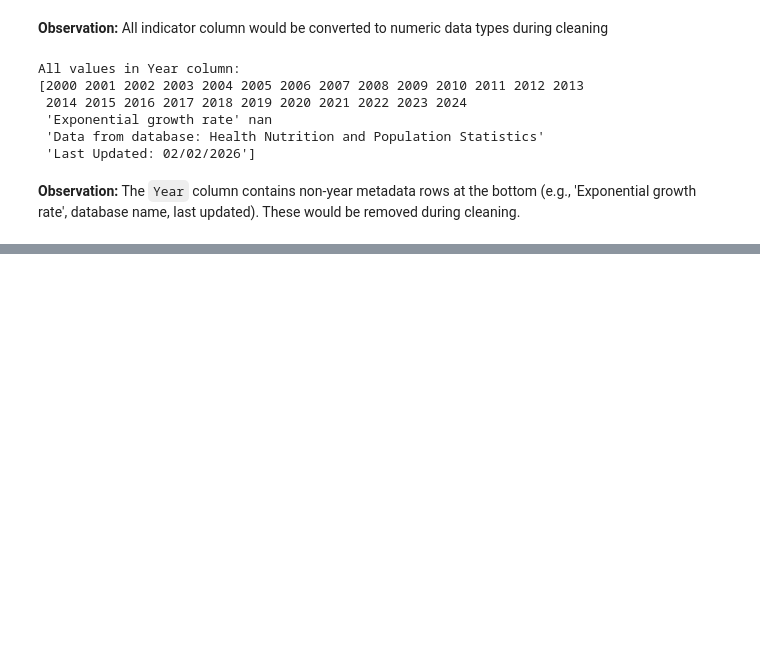
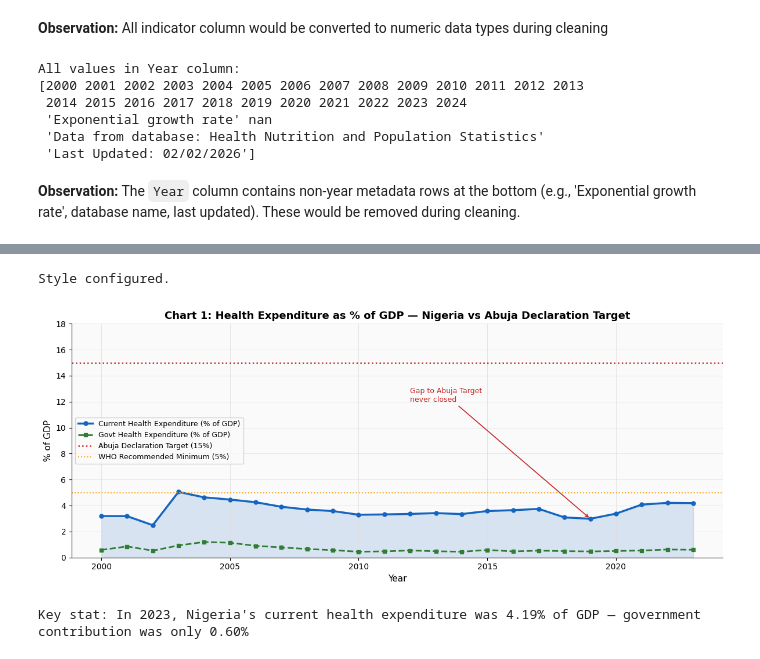
Before and after one commit to Blessing-ozoemena/Nigeria-s-Health-Financing-Crisis, a Jupyter notebook: Nigeria_Health_Financing.ipynb, the cells around one changed output, grey strips where cells are left out. Cells and saved outputs as stored; diff of their text form; code cells hidden in the pictures; blank space fills up the shorter version.

```diff
--- a/Nigeria_Health_Financing.ipynb
+++ b/Nigeria_Health_Financing.ipynb
@@ -130,0 +350,61 @@ All values in Year column:
+# %%
+# ── Colour palette ────────────────────────────────────────────────────────────
+GREEN       = '#2E7D32'
+LIGHT_GREEN = '#81C784'
+RED         = '#C62828'
+AMBER       = '#F9A825'
+BLUE        = '#1565C0'
+LIGHT_BLUE  = '#90CAF9'
+GREY        = '#757575'
+DARK        = '#212121'
+BG          = '#FAFAFA'
+
+plt.rcParams.update({
+    'font.family'       : 'DejaVu Sans',
+    'axes.spines.top'   : False,
+    'axes.spines.right' : False,
+    'axes.facecolor'    : BG,
+    'figure.facecolor'  : 'white',
+    'axes.grid'         : True,
+    'grid.color'        : '#E0E0E0',
+    'grid.linewidth'    : 0.6,
+})
+
+years = df['Year']
+print('Style configured.')
+# %% [output]
+Style configured.
+# %%
+# ── Chart 1: Health Expenditure as % of GDP vs Abuja Target ──────────────────
+fig, ax = plt.subplots(figsize=(12, 5))
+
+ax.fill_between(years, df['curr_health_gdp'], alpha=0.15, color=BLUE)
+ax.plot(years, df['curr_health_gdp'], color=BLUE, lw=2.5, marker='o', ms=5,
+        label='Current Health Expenditure (% of GDP)')
+ax.plot(years, df['govt_health_gdp'], color=GREEN, lw=2, marker='s', ms=5, ls='--',
+        label='Govt Health Expenditure (% of GDP)')
+ax.axhline(15, color=RED, lw=1.8, ls=':', label='Abuja Declaration Target (15%)')
+ax.axhline(5, color=AMBER, lw=1.4, ls=':', label='WHO Recommended Minimum (5%)')
+
+ax.annotate('Gap to Abuja Target\nnever closed',
+            xy=(2019, df.loc[df['Year']==2019, 'curr_health_gdp'].values[0]),
+            xytext=(2012, 12), fontsize=9, color=RED,
+            arrowprops=dict(arrowstyle='->', color=RED, lw=1.2))
+
+ax.set_title('Chart 1: Health Expenditure as % of GDP — Nigeria vs Abuja Declaration Target',
+             fontsize=13, fontweight='bold')
+ax.set_ylabel('% of GDP', fontsize=11)
+ax.set_xlabel('Year', fontsize=11)
+ax.set_ylim(0, 18)
+ax.legend(fontsize=9)
+
+plt.tight_layout()
+plt.show()
+
+print(f"\nKey stat: In 2023, Nigeria's current health expenditure was "
+      f"{df.loc[df['Year']==2023, 'curr_health_gdp'].values[0]:.2f}% of GDP — "
+      f"government contribution was only "
+      f"{df.loc[df['Year']==2023, 'govt_health_gdp'].values[0]:.2f}%")
+# %% [output]
+[figure, added]
+Key stat: In 2023, Nigeria's current health expenditure was 4.19% of GDP — government contribution was only 0.60%
```
Also changed, not shown: parts of 24 cells of this notebook.
